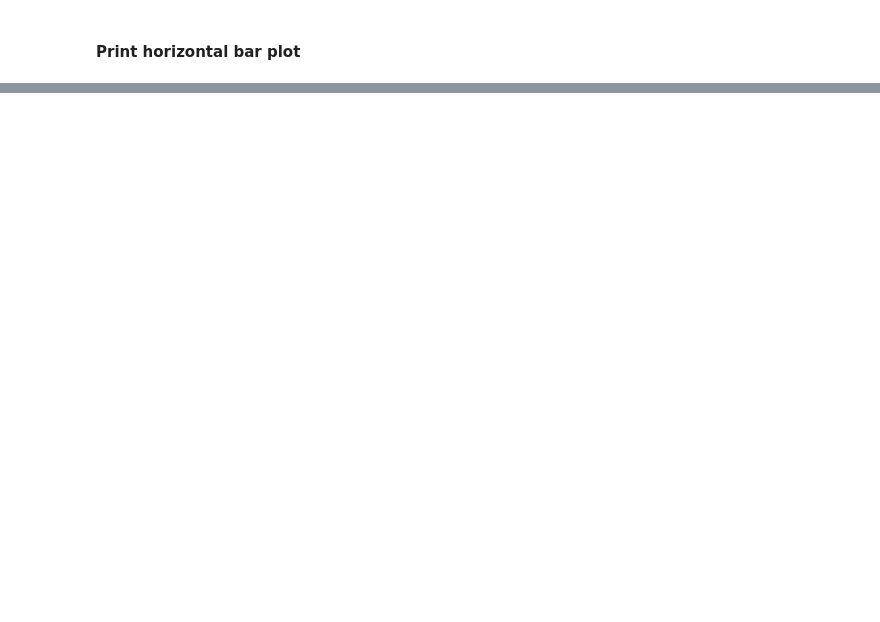
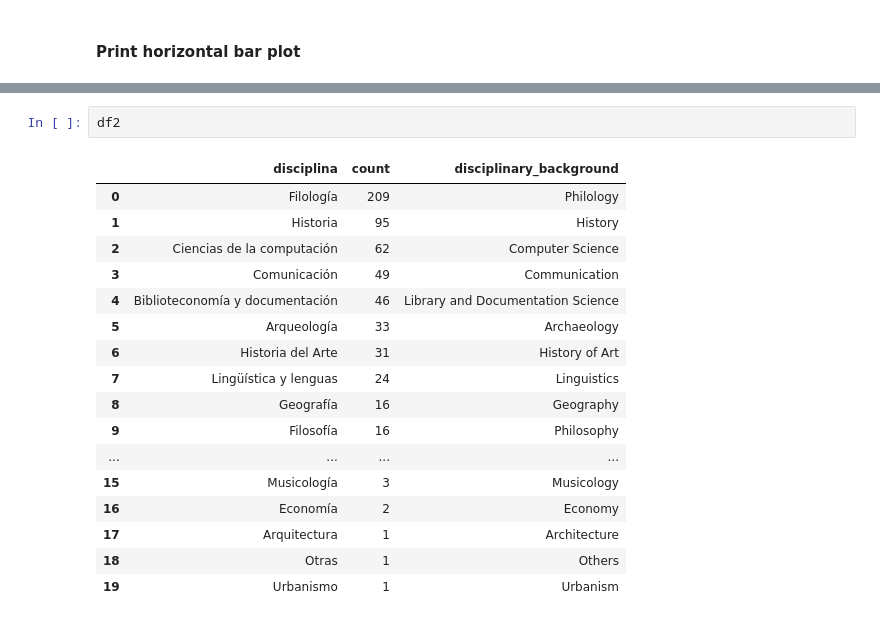
Before and after one commit to linhd-postdata/desir, a Jupyter notebook: Fig04. Disciplinary backgrounds of researchers.ipynb, the cells around one changed output, grey strips where cells are left out. Drawn from its saved outputs; the diff is of its cells as text; blank space fills up the shorter version.

```diff
--- a/Fig04. Disciplinary backgrounds of researchers.ipynb
+++ b/Fig04. Disciplinary backgrounds of researchers.ipynb
@@ -74,0 +79,20 @@ plt.show()
+# %%
+df2
+# %% [output]
+|  | disciplina | count | disciplinary_background |
+| 0 | Filología | 209 | Philology |
+| 1 | Historia | 95 | History |
+| 2 | Ciencias de la computación | 62 | Computer Science |
+| 3 | Comunicación | 49 | Communication |
+| 4 | Biblioteconomía y documentación | 46 | Library and Documentation Science |
+| 5 | Arqueología | 33 | Archaeology |
+| 6 | Historia del Arte | 31 | History of Art |
+| 7 | Lingüística y lenguas | 24 | Linguistics |
+| 8 | Geografía | 16 | Geography |
+| 9 | Filosofía | 16 | Philosophy |
+| ... | ... | ... | ... |
+| 15 | Musicología | 3 | Musicology |
+| 16 | Economía | 2 | Economy |
+| 17 | Arquitectura | 1 | Architecture |
+| 18 | Otras | 1 | Others |
+| 19 | Urbanismo | 1 | Urbanism |
```
Also changed, not shown: parts of 4 cells of this notebook, 1 other file.
